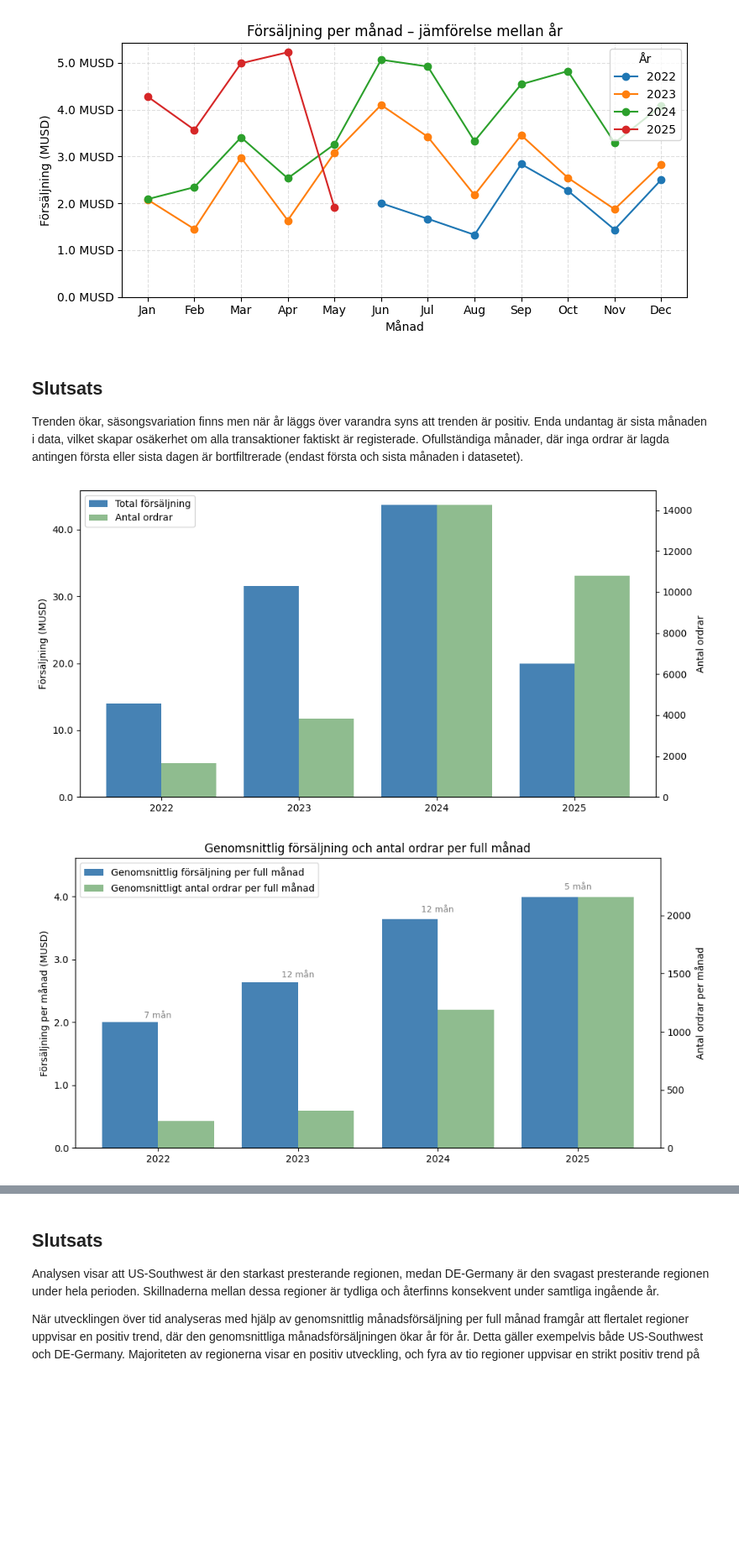
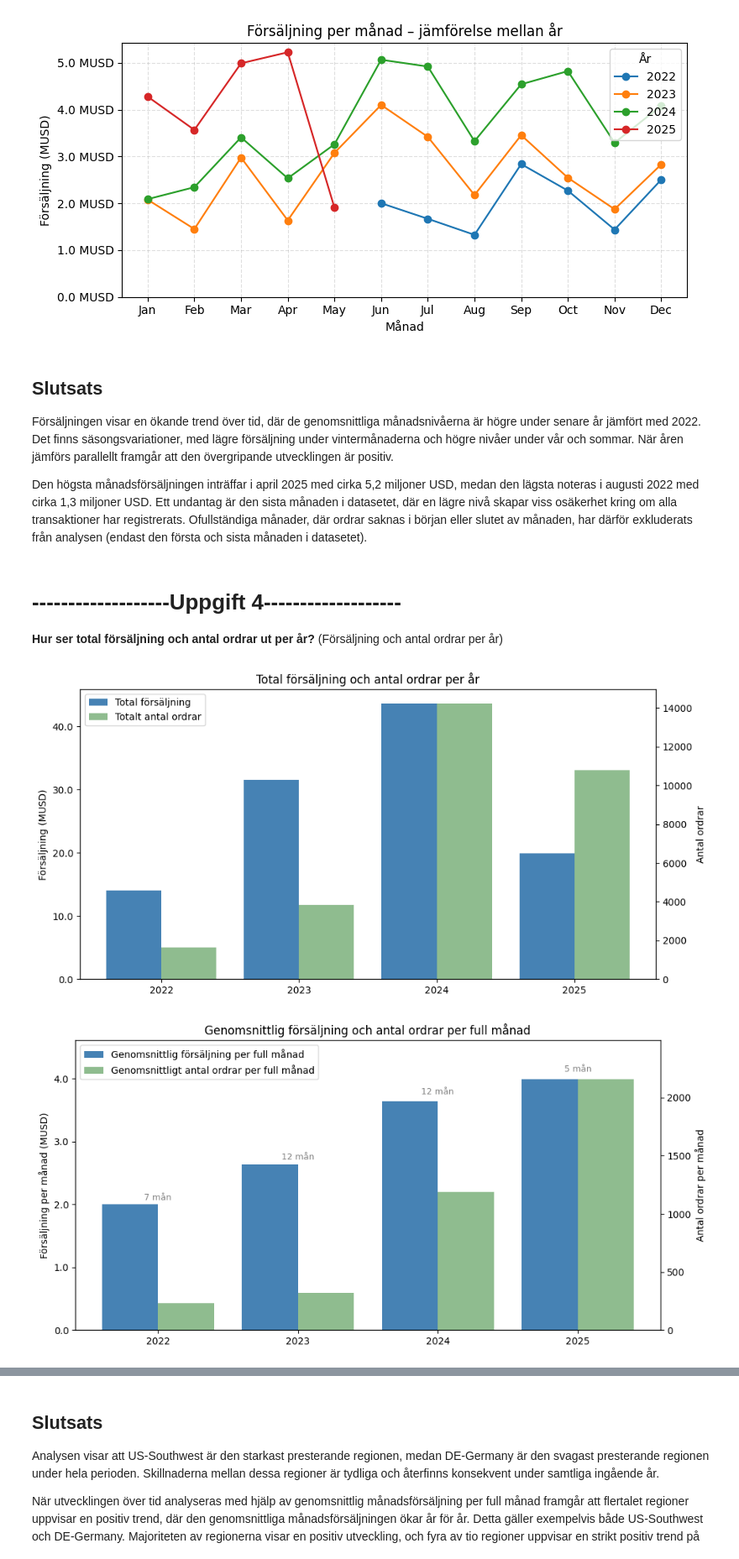
Before and after one commit to VictoriaElmander/SQL_Inlamning, a Jupyter notebook: main.ipynb, the cells around one changed output, grey strips where cells are left out. Shown at 84% size. Cells and saved outputs as stored; diff of their text form; code cells hidden in the pictures; blank space fills up the shorter version.

```diff
--- a/main.ipynb
+++ b/main.ipynb
@@ -311,7 +330,12 @@ plt.show()
 [figure]
 # %% [markdown]
 ## Slutsats
-Trenden ökar, säsongsvariation finns men när år läggs över varandra syns att trenden är positiv. Enda undantag är sista månaden i data, vilket skapar osäkerhet om alla transaktioner faktiskt är registerade. Ofullständiga månader, där inga ordrar är lagda antingen första eller sista dagen är bortfiltrerade (endast första och sista månaden i datasetet).
+Försäljningen visar en ökande trend över tid, där de genomsnittliga månadsnivåerna är högre under senare år jämfört med 2022. Det finns säsongsvariationer, med lägre försäljning under vintermånaderna och högre nivåer under vår och sommar. När åren jämförs parallellt framgår att den övergripande utvecklingen är positiv.
+
+Den högsta månadsförsäljningen inträffar i april 2025 med cirka 5,2 miljoner USD, medan den lägsta noteras i augusti 2022 med cirka 1,3 miljoner USD. Ett undantag är den sista månaden i datasetet, där en lägre nivå skapar viss osäkerhet kring om alla transaktioner har registrerats. Ofullständiga månader, där ordrar saknas i början eller slutet av månaden, har därför exkluderats från analysen (endast den första och sista månaden i datasetet).
+# %% [markdown]
+# -------------------Uppgift 4-------------------
+**Hur ser total försäljning och antal ordrar ut per år?** (Försäljning och antal ordrar per år)
 # %%
 import numpy as np
 import matplotlib.ticker as mtick
@@ -368,7 +392,6 @@ bars1 = ax1.bar(
     x - width/2,
     df_4["TotalForsaljning_Full"],
     width,
-    label="Total försäljning",
     color="steelblue"
 )
 
@@ -382,18 +405,18 @@ bars2 = ax2.bar(
     x + width/2,
     df_4["AntalOrdrar_Full"],
     width,
-    label="Antal ordrar",
     color="darkseagreen"
 )
 
 ax2.set_ylabel("Antal ordrar")
 
-ax1.legend([bars1[0], bars2[0]], ["Total försäljning", "Antal ordrar"], loc="upper left")
+ax1.legend([bars1[0], bars2[0]], ["Total försäljning", "Totalt antal ordrar"], loc="upper left")
 
 ax1.set_xticks(x)
 ax1.set_xticklabels(df_4["OrderYear"])
 
-ax.set_title("Försäljning och antal ordrar per år")
+ax1.set_title("Total försäljning och antal ordrar per år")
+
 plt.tight_layout()
 plt.show()
 
@@ -402,7 +425,6 @@ plt.show()
 df_4["Genomsnitt_forsaljning_manad"] = (df_4["TotalForsaljning_Full"] / df_4["Manader_Full"])
 df_4["Genomsnitt_ordrar_manad"] = (df_4["AntalOrdrar_Full"] / df_4["Manader_Full"])
 
-
 fig, ax1 = plt.subplots(figsize=(10, 5))
 
 # Staplar – försäljning (vänster axel)
@@ -410,7 +432,6 @@ bars1 = ax1.bar(
     x - width/2,
     df_4["Genomsnitt_forsaljning_manad"],
     width,
-    label="Genomsnittlig försäljning per full månad",
     color="steelblue"
 )
 
@@ -425,48 +446,38 @@ bars2 = ax2.bar(
     x + width/2,
     df_4["Genomsnitt_ordrar_manad"],
     width,
-    label="Genomsnittligt antal ordrar per full månad",
     color="darkseagreen"
 )
 
 ax2.set_ylabel("Antal ordrar per månad")
 
 # X-axel
 ax1.set_xticks(x)
 ax1.set_xticklabels(df_4["OrderYear"])
 
 # Legend
-sales_label = "Genomsnittlig försäljning per full månad"
-orders_label = "Genomsnittligt antal ordrar per full månad"
-
-months_info = ", ".join(f"{year}: {m} mån" for year, m in zip(df_4["OrderYear"], df_4["Manader_Full"])
-)
-ax1.legend(
-    [bars1[0], bars2[0]],
-    ["Genomsnittlig försäljning per full månad",
-     "Genomsnittligt antal ordrar per full månad"],
-    loc="upper left"
-)
+ax1.legend([bars1[0], bars2[0]], ["Genomsnittlig försäljning per full månad", "Genomsnittligt antal ordrar per full månad"], loc="upper left")
 
 # Visa hur många fulla månader varje år bygger på
 for i, m in enumerate(df_4["Manader_Full"]):
     ax1.text(
         x[i],
         df_4["Genomsnitt_forsaljning_manad"].iloc[i] * 1.03,
         f"{int(m)} mån",
         ha="center",
         fontsize=9,
         color="gray"
     )
 
 ax1.set_ylim(top=ax1.get_ylim()[1] * 1.1)
 ax2.set_ylim(top=ax2.get_ylim()[1] * 1.1)
 
-plt.title("Genomsnittlig försäljning och antal ordrar per full månad")
+ax1.set_title("Genomsnittlig försäljning och antal ordrar per full månad")
+
 plt.tight_layout()
 plt.show()
 # %% [output]
-[figure, old version]
+[figure, new version]
 [figure]
 # %% [markdown]
 ## Slutsats
```
Also changed, not shown: parts of 17 cells of this notebook, 14 other files.
